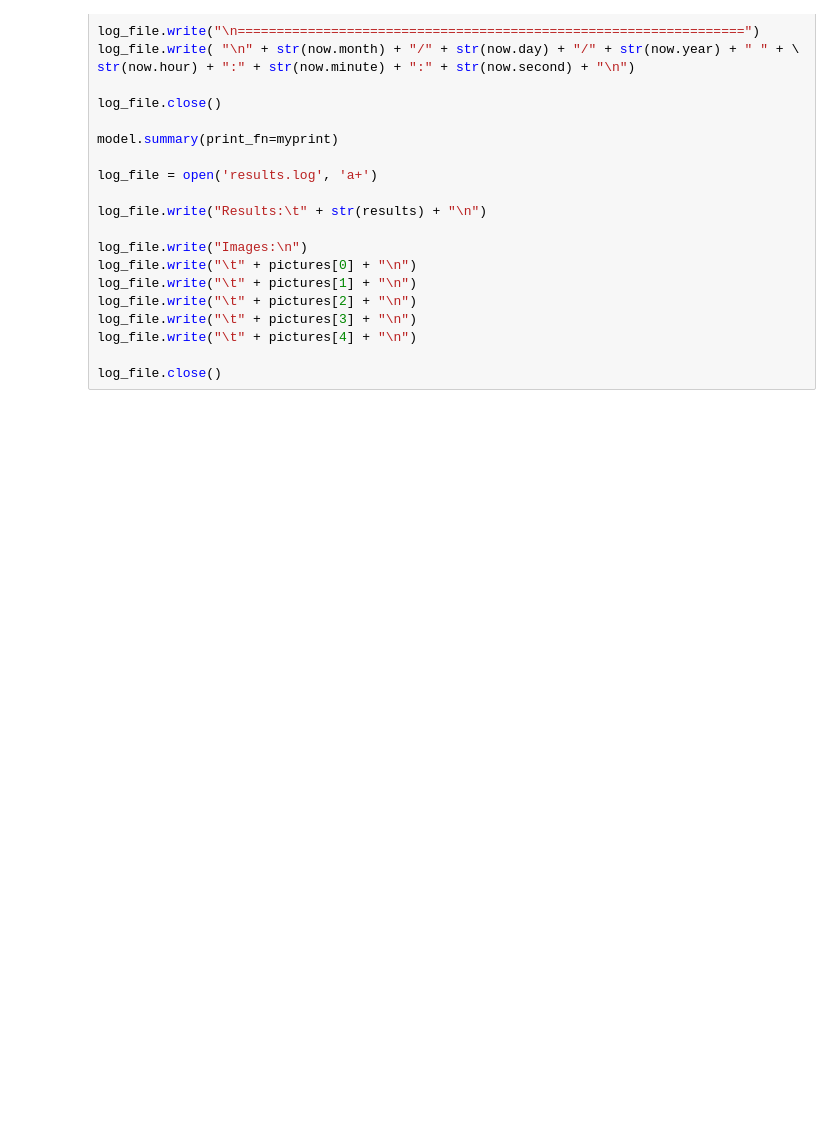
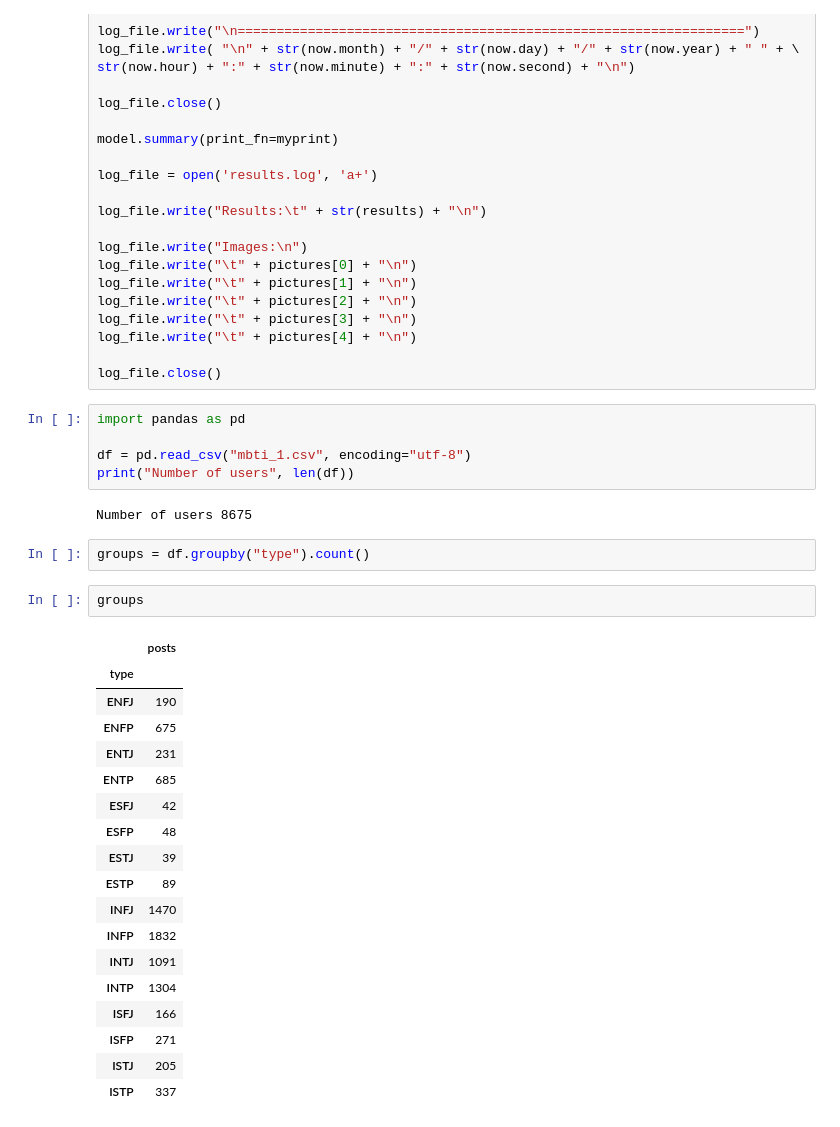
Before and after one commit to PaulKMandal/MBTI-Prediction, a Jupyter notebook: MBTI-Predictor.ipynb, the cells around one changed output. Cells and saved outputs as stored; diff of their text form; blank space fills up the shorter version.

```diff
--- a/MBTI-Predictor.ipynb
+++ b/MBTI-Predictor.ipynb
@@ -391,3 +501,33 @@ log_file.write("\t" + pictures[3] + "\n")
 log_file.write("\t" + pictures[4] + "\n")
 
 log_file.close()
+# %%
+import pandas as pd
+
+df = pd.read_csv("mbti_1.csv", encoding="utf-8")
+print("Number of users", len(df))
+# %% [output]
+Number of users 8675
+# %%
+groups = df.groupby("type").count()
+# %%
+groups
+# %% [output]
+|  | posts |
+| type |  |
+| ENFJ | 190 |
+| ENFP | 675 |
+| ENTJ | 231 |
+| ENTP | 685 |
+| ESFJ | 42 |
+| ESFP | 48 |
+| ESTJ | 39 |
+| ESTP | 89 |
+| INFJ | 1470 |
+| INFP | 1832 |
+| INTJ | 1091 |
+| INTP | 1304 |
+| ISFJ | 166 |
+| ISFP | 271 |
+| ISTJ | 205 |
+| ISTP | 337 |
```
Also changed, not shown: parts of 15 cells of this notebook, 38 other files.
